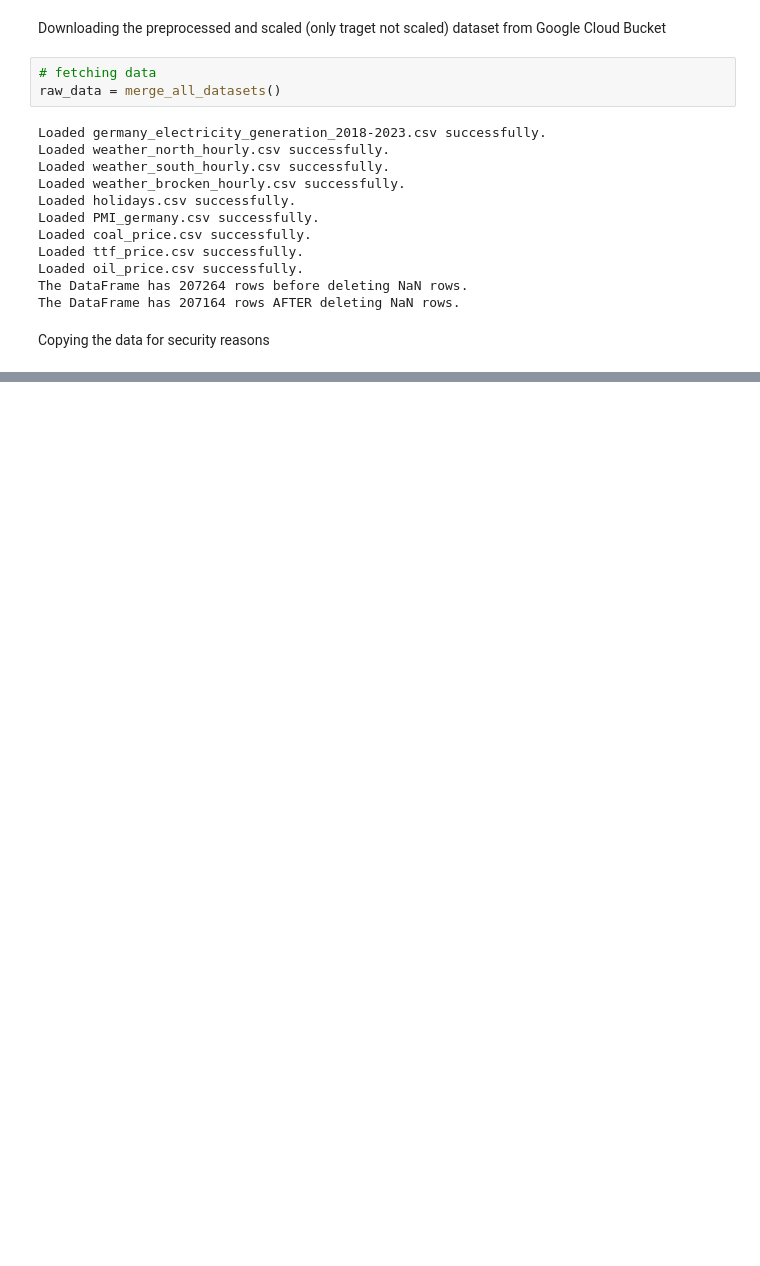
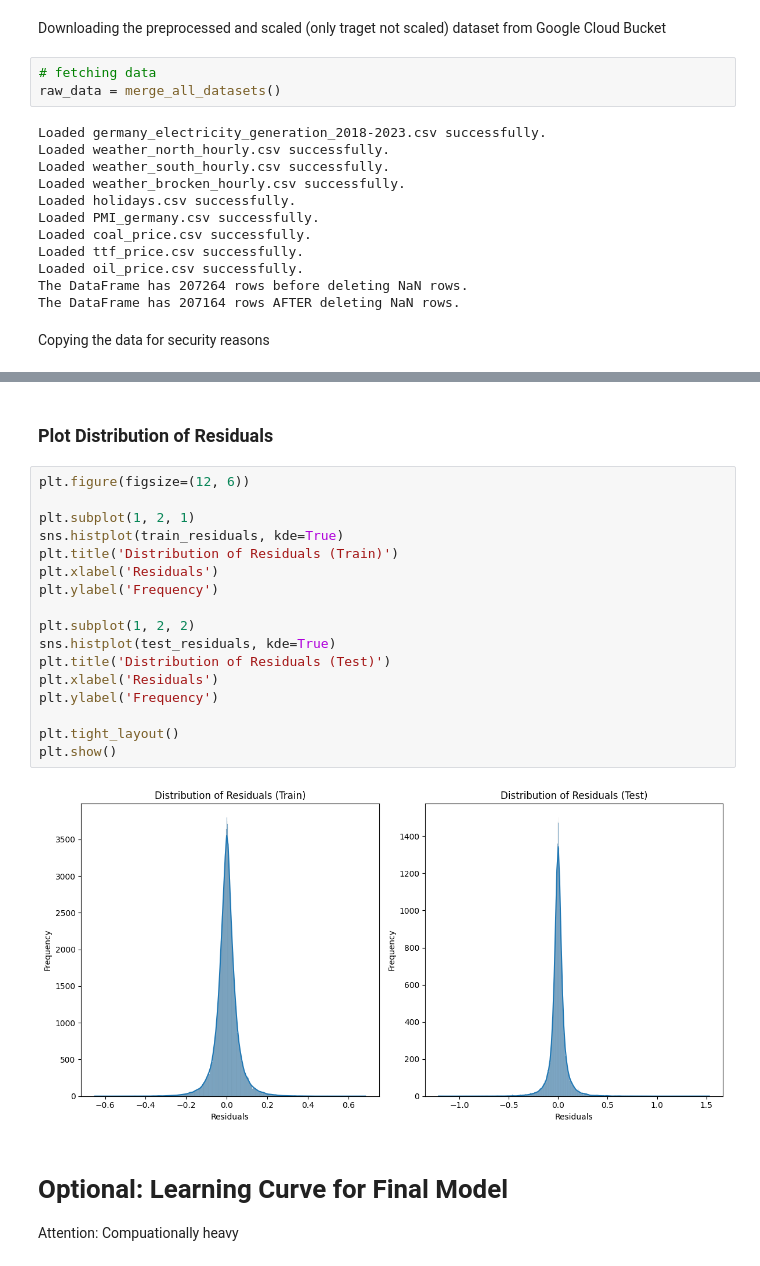
Before and after one commit to fabianzott/electricity_price_pred, a Jupyter notebook: main/ml/GBR_model_eval.ipynb, the cells around one changed output, grey strips where cells are left out. Drawn from its saved outputs; the diff is of its cells as text; blank space fills up the shorter version.

```diff
--- a/main/ml/GBR_model_eval.ipynb
+++ b/main/ml/GBR_model_eval.ipynb
@@ -65,0 +512,25 @@ Creating a cross corelation
+# %% [markdown]
+### Plot Distribution of Residuals
+# %%
+plt.figure(figsize=(12, 6))
+
+plt.subplot(1, 2, 1)
+sns.histplot(train_residuals, kde=True)
+plt.title('Distribution of Residuals (Train)')
+plt.xlabel('Residuals')
+plt.ylabel('Frequency')
+
+plt.subplot(1, 2, 2)
+sns.histplot(test_residuals, kde=True)
+plt.title('Distribution of Residuals (Test)')
+plt.xlabel('Residuals')
+plt.ylabel('Frequency')
+
+plt.tight_layout()
+plt.show()
+# %% [output]
+[figure, added]
+# %% [markdown]
+# Optional: Learning Curve for Final Model
+
+Attention: Compuationally heavy
```
Also changed, not shown: parts of 47 cells of this notebook.
